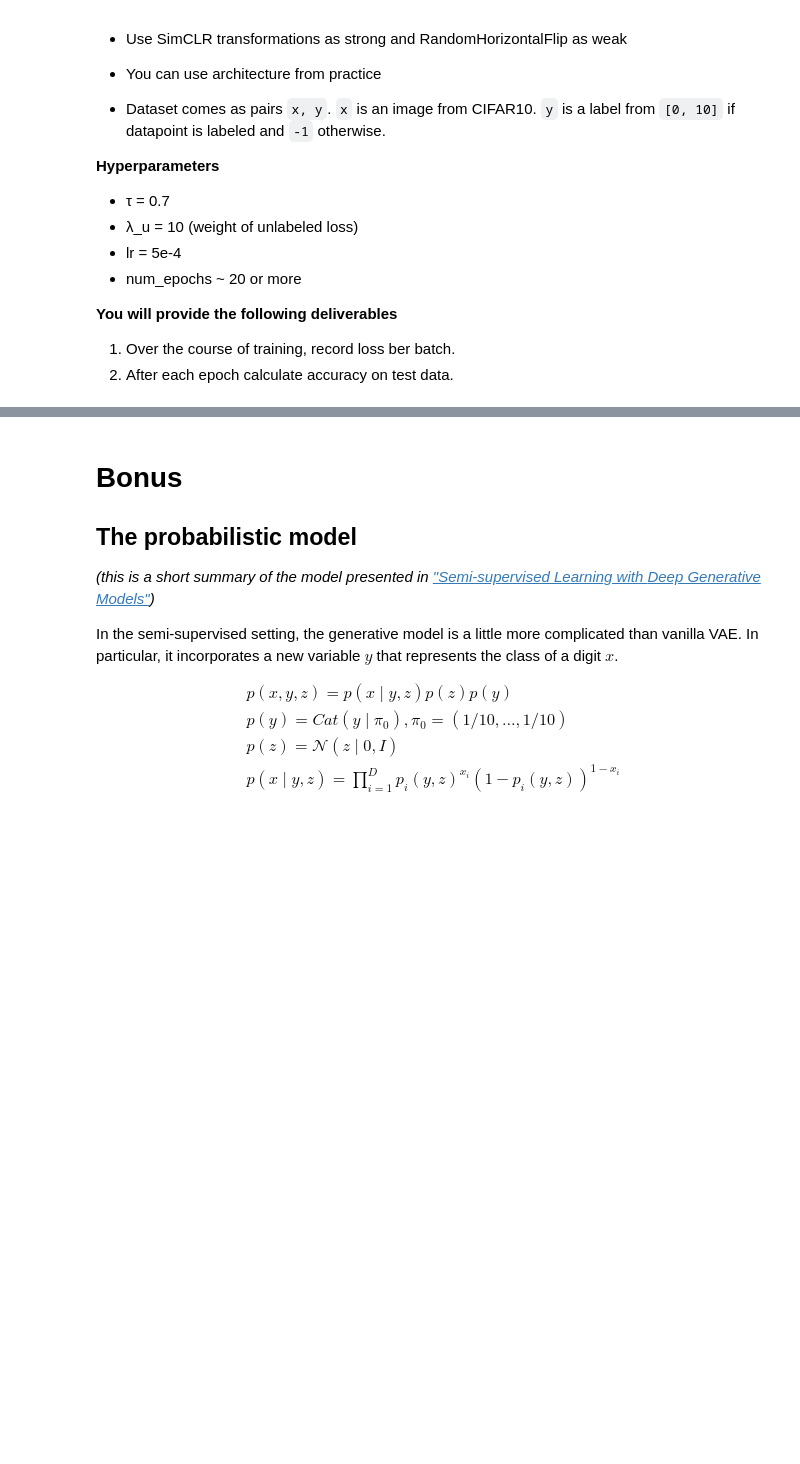
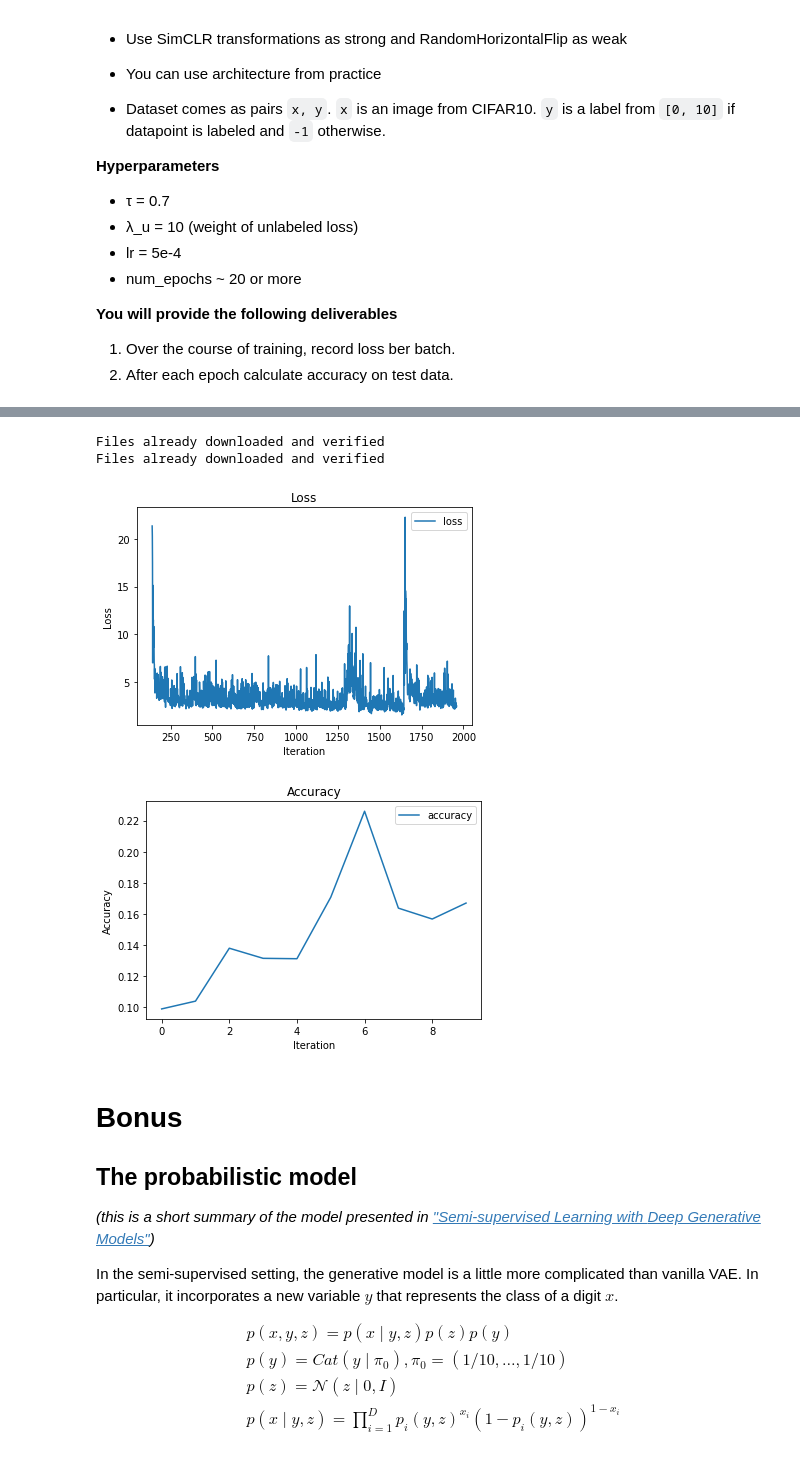
Before and after one commit to AntonPrazdnichnykh/dul_2021, a Jupyter notebook: Homework/hw12/Homework12_semisupervised.ipynb, the cells around one changed output, grey strips where cells are left out. Drawn from its saved outputs; the diff is of its cells as text; code cells hidden in the pictures; blank space fills up the shorter version.

```diff
--- a/Homework/hw12/Homework12_semisupervised.ipynb
+++ b/Homework/hw12/Homework12_semisupervised.ipynb
@@ -238,3 +336,10 @@ q_results(q2)
+# %%
+q12_results(q2)  # 10 epochs, batch_size=256
+# %% [output]
+Files already downloaded and verified
+Files already downloaded and verified
+[figure, added]
+[figure, added]
 # %% [markdown]
 # Bonus
 
```
Also changed, not shown: parts of 8 cells of this notebook.
